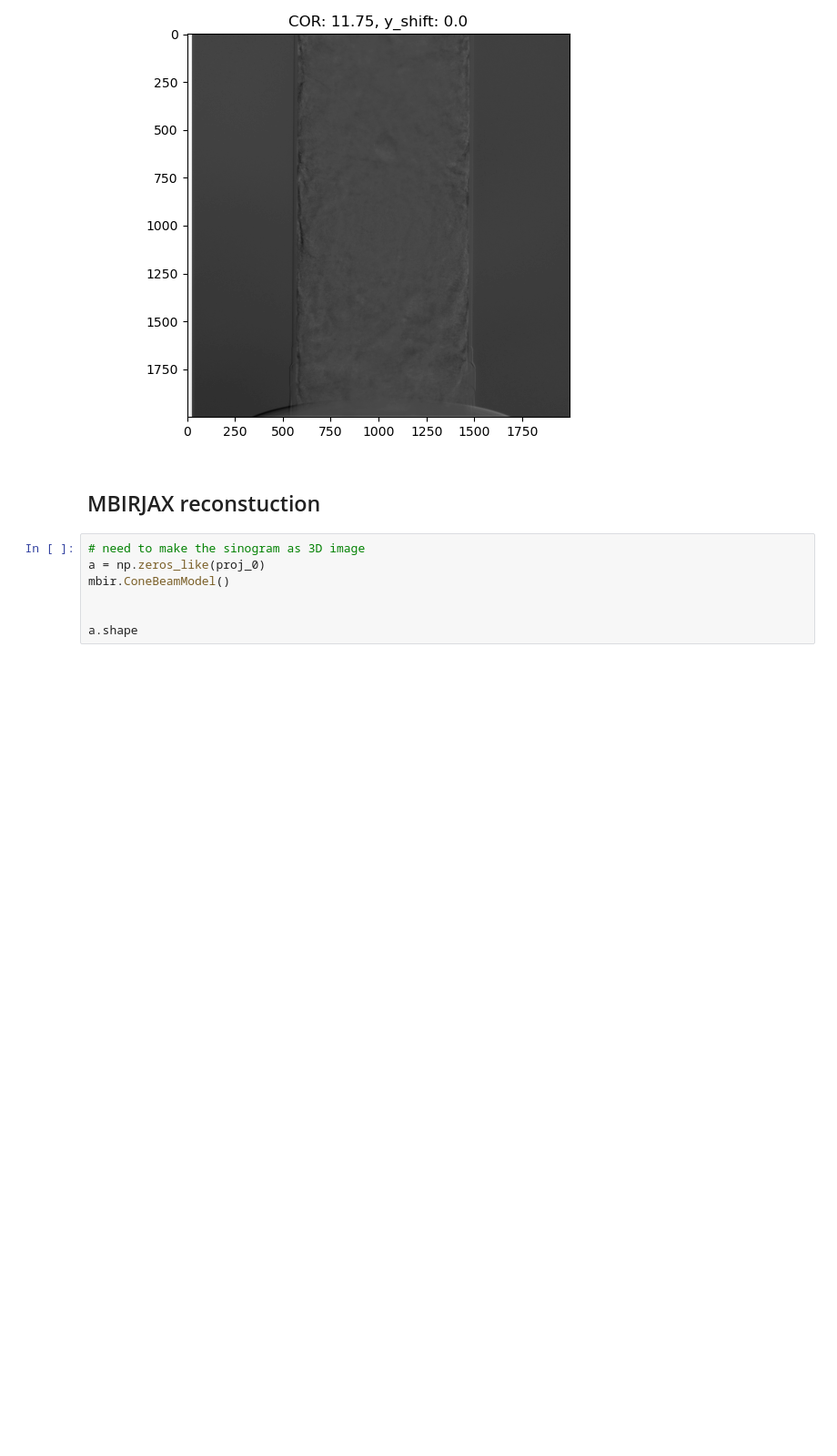
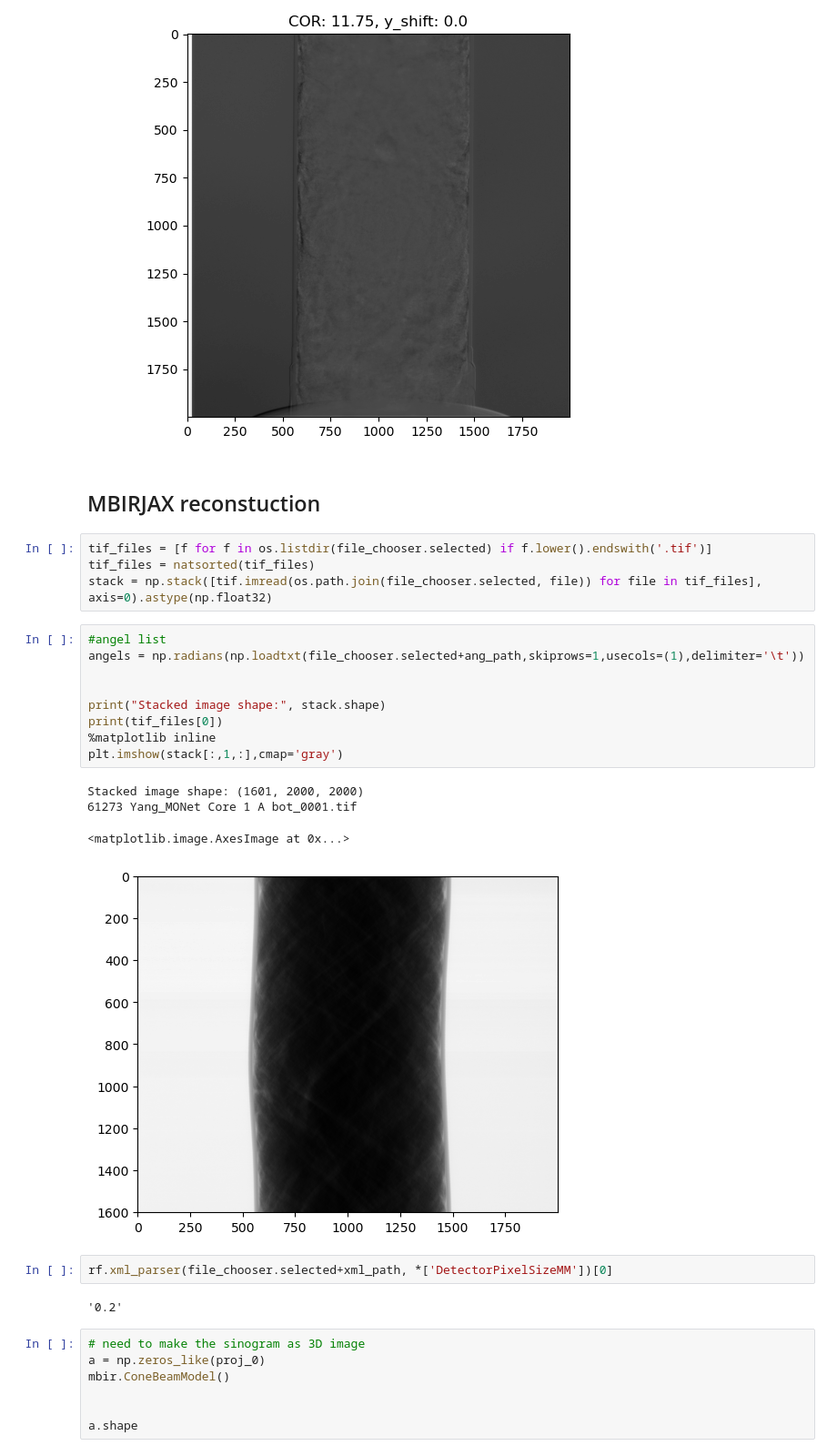
Before and after one commit to Hasitha-Wijesuriya/EMSL-XCT, a Jupyter notebook: recon.ipynb, the cells around one changed output. Shown at 91% size. Cells and saved outputs as stored; diff of their text form; blank space fills up the shorter version.

```diff
--- a/recon.ipynb
+++ b/recon.ipynb
@@ -68,6 +74,28 @@ VBox(children=(FloatSlider(value=11.75, description='Shift X', layout=Layout(wid
 [figure]
 # %% [markdown]
 ## MBIRJAX reconstuction
+# %%
+tif_files = [f for f in os.listdir(file_chooser.selected) if f.lower().endswith('.tif')]
+tif_files = natsorted(tif_files)
+stack = np.stack([tif.imread(os.path.join(file_chooser.selected, file)) for file in tif_files], axis=0).astype(np.float32)
+# %%
+#angel list
+angels = np.radians(np.loadtxt(file_chooser.selected+ang_path,skiprows=1,usecols=(1),delimiter='\t'))
+
+
+print("Stacked image shape:", stack.shape)
+print(tif_files[0])
+%matplotlib inline
+plt.imshow(stack[:,1,:],cmap='gray')
+# %% [output]
+Stacked image shape: (1601, 2000, 2000)
+61273 Yang_MONet Core 1 A bot_0001.tif
+<matplotlib.image.AxesImage at 0x...>
+[figure, added]
+# %%
+rf.xml_parser(file_chooser.selected+xml_path, *['DetectorPixelSizeMM'])[0]
+# %% [output]
+'0.2'
 # %%
 # need to make the sinogram as 3D image
 a = np.zeros_like(proj_0)
```
Also changed, not shown: parts of 2 cells of this notebook, 5 other files.
